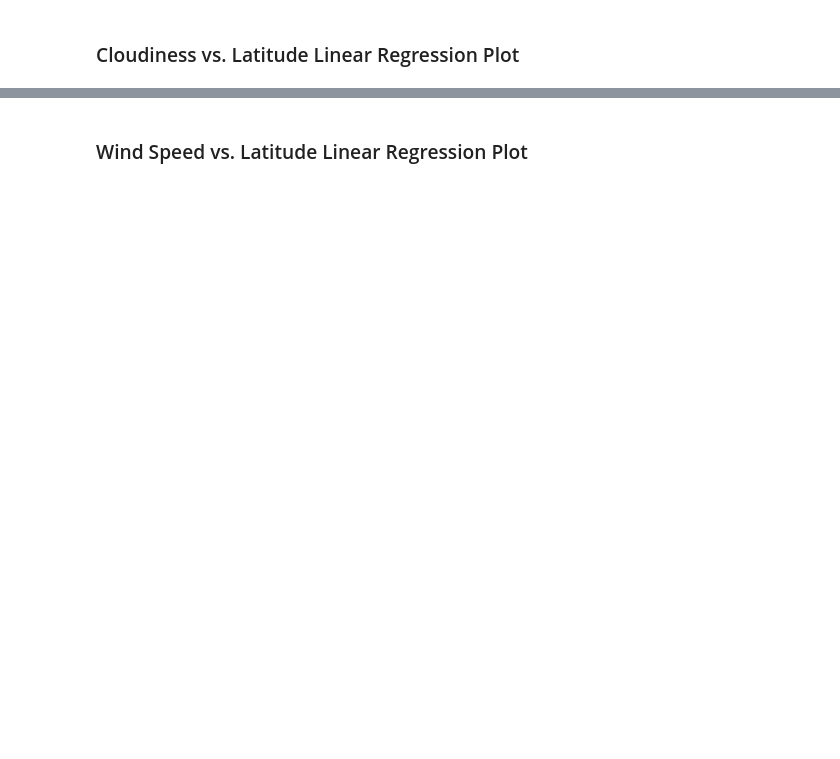
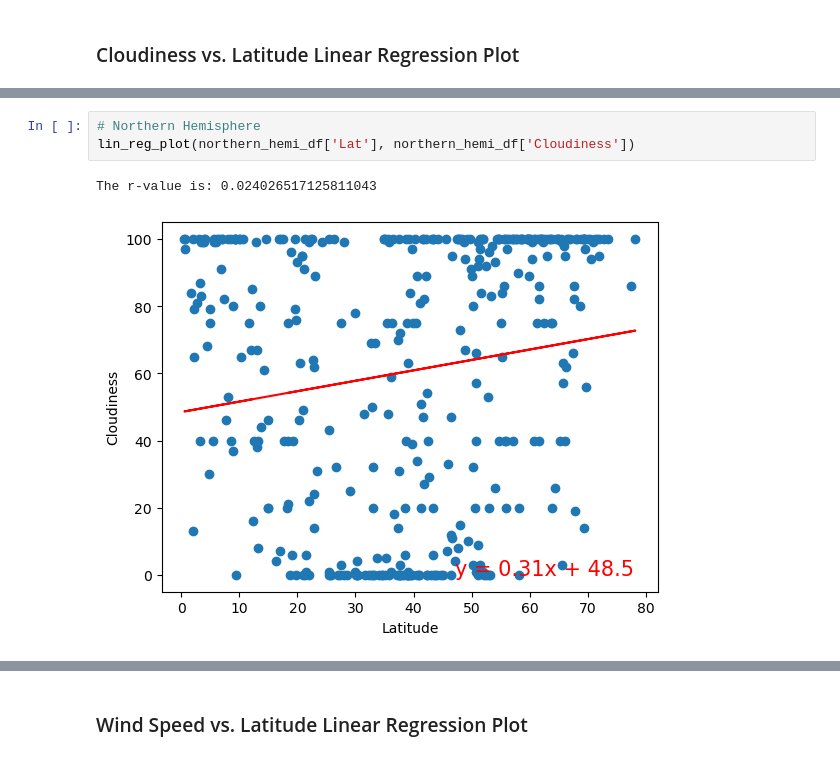
Before and after one commit to mwmosca/python-api-challenge, a Jupyter notebook: WeatherPy.ipynb, the cells around one changed output, grey strips where cells are left out. Drawn from its saved outputs; the diff is of its cells as text; blank space fills up the shorter version.

```diff
--- a/WeatherPy.ipynb
+++ b/WeatherPy.ipynb
@@ -319,0 +325,6 @@ The r-value is: 0.6419546065421801
+# %%
+# Northern Hemisphere
+lin_reg_plot(northern_hemi_df['Lat'], northern_hemi_df['Cloudiness'])
+# %% [output]
+The r-value is: 0.024026517125811043
+[figure, added]
```
Also changed, not shown: parts of 22 cells of this notebook.
